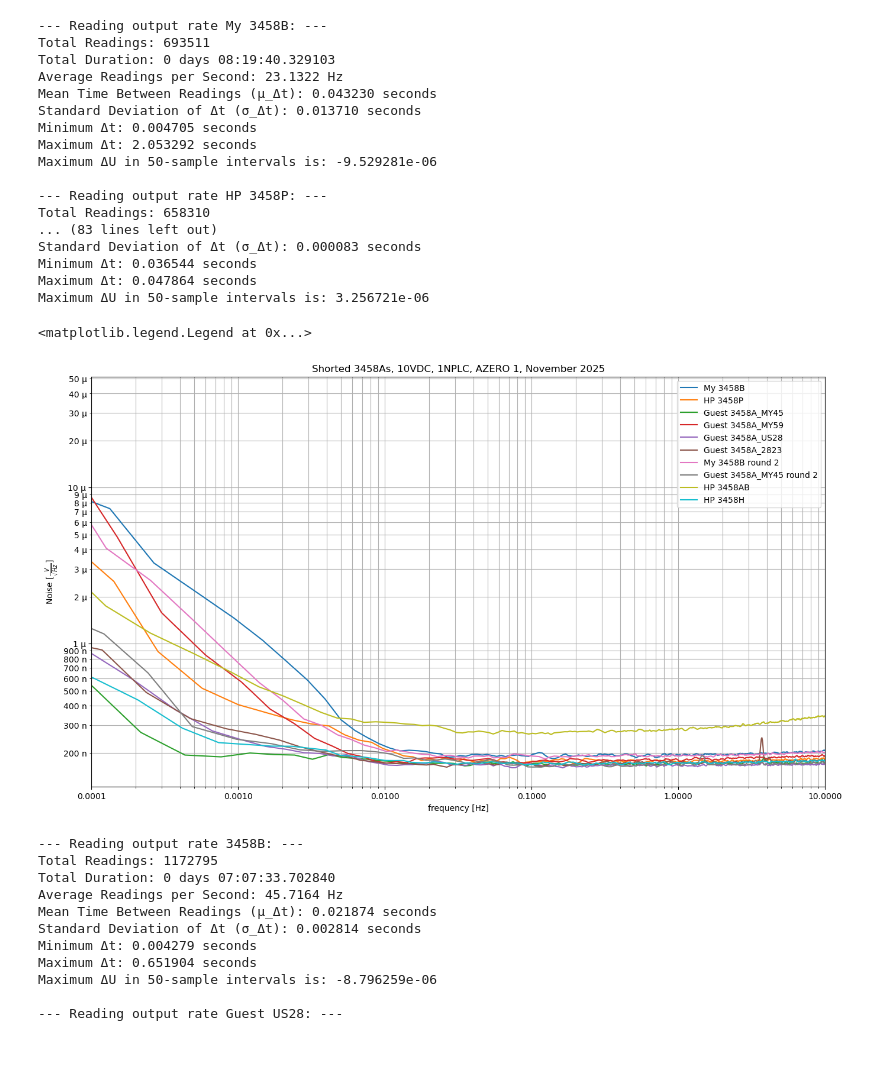
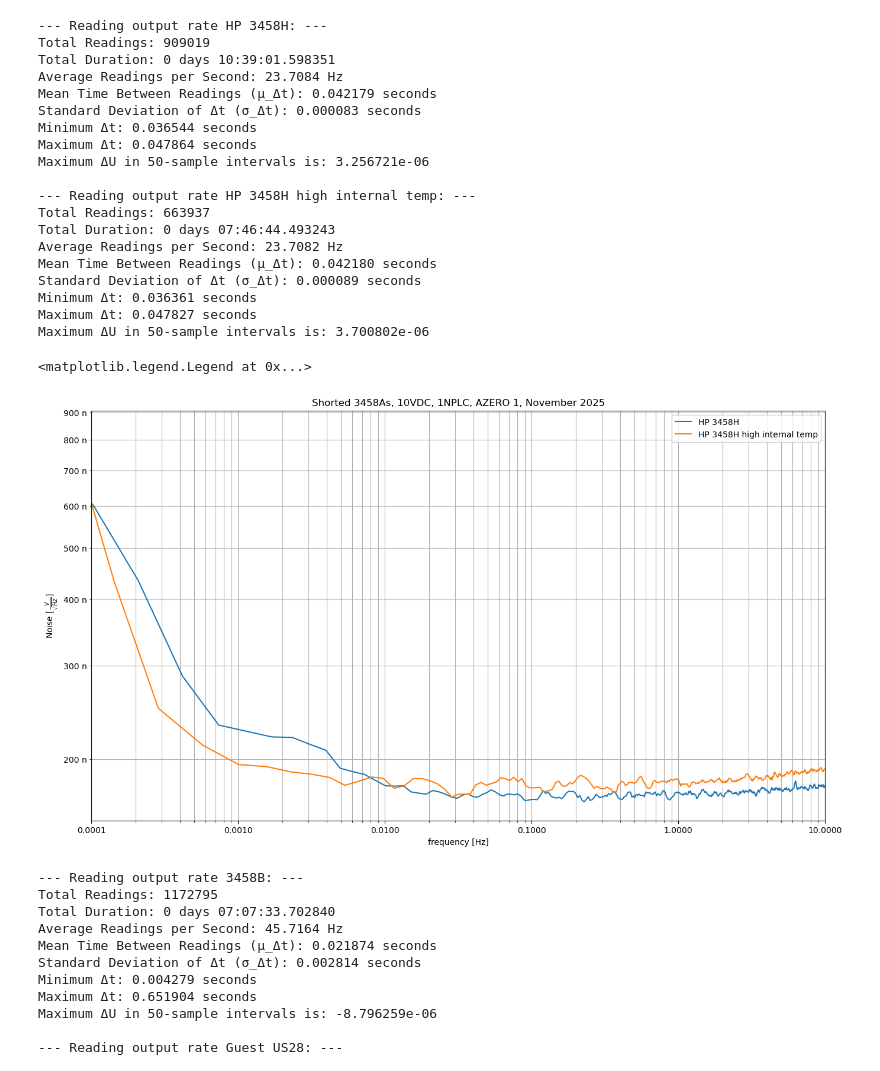
Before and after one commit to marcoreps/3458a, a Jupyter notebook: 3458A_10VDC_shorted_noise.ipynb, the cells around one changed output. Drawn from its saved outputs; the diff is of its cells as text; code cells hidden in the pictures.

```diff
--- a/3458A_10VDC_shorted_noise.ipynb
+++ b/3458A_10VDC_shorted_noise.ipynb
@@ -35,56 +35,59 @@ def process(csv_url, meter_name):
     df['delta_t'] = df['time'].diff().dt.total_seconds()
     delta_t = df['delta_t'].dropna()
     mean_delta_t = delta_t.mean()
     std_delta_t = delta_t.std()
     min_delta_t = delta_t.min()
     max_delta_t = delta_t.max()
     print(f"Mean Time Between Readings (μ_Δt): {mean_delta_t:.6f} seconds")
     print(f"Standard Deviation of Δt (σ_Δt): {std_delta_t:.6f} seconds")
     print(f"Minimum Δt: {min_delta_t:.6f} seconds")
     print(f"Maximum Δt: {max_delta_t:.6f} seconds")
 
     rolling_max = df['voltage_reading'].rolling(window=50).max()
     rolling_min = df['voltage_reading'].rolling(window=50).min()
     print(f"Maximum ΔU in 50-sample intervals is: {rolling_max.max():.6e}")
 
     spectrum = lpsd(df.iloc[:, 1], sample_rate=avg_readings_per_second, n_frequencies=100000, n_averages=300000, window_function=flattop.HFT90D, overlap = flattop.olap_dict["HFT90D"], detrending_order=1)
     plt.plot(spectrum.index, spectrum["asd"], label=meter_name)
 
-process('https://github.com/marcoreps/3458a/raw/refs/heads/main/csv/3458B_short_10V_1NPLC_az_on_20251010-093947.csv', 'My 3458B')
-process('https://github.com/marcoreps/3458a/raw/refs/heads/main/csv/3458P_short_10V_1NPLC_az_on_20251009-135252.csv', 'HP 3458P')
-process('https://github.com/marcoreps/3458a/raw/refs/heads/main/csv/3458A_MY45_short_10V_1NPLC_az_on_20251019-223213.csv', 'Guest 3458A_MY45')
-process('https://github.com/marcoreps/3458a/raw/refs/heads/main/csv/3458A_MY59_short_10V_1NPLC_az_on_20251020-102732.csv', 'Guest 3458A_MY59')
-process('https://github.com/marcoreps/3458a/raw/refs/heads/main/csv/3458A_US28_short_10V_1NPLC_az_on_20251020-204500.csv', 'Guest 3458A_US28')
-process('https://github.com/marcoreps/3458a/raw/refs/heads/main/csv/3458A_2823_short_10V_1NPLC_az_on_20251027-224758.csv', 'Guest 3458A_2823')
-process('https://github.com/marcoreps/3458a/raw/refs/heads/main/csv/3458B_short_10V_1NPLC_az_on_20251028-225722.csv', 'My 3458B round 2')
-process('https://github.com/marcoreps/3458a/raw/refs/heads/main/csv/3458A_MY45_short_10V_1NPLC_az_on_20251029-085900.csv', 'Guest 3458A_MY45 round 2')
-process('https://github.com/marcoreps/3458a/raw/refs/heads/main/csv/3458AB_short_10V_1NPLC_az_on_20251230-085111.csv', 'HP 3458AB')
+#process('https://github.com/marcoreps/3458a/raw/refs/heads/main/csv/3458B_short_10V_1NPLC_az_on_20251010-093947.csv', 'My 3458B')
+#process('https://github.com/marcoreps/3458a/raw/refs/heads/main/csv/3458P_short_10V_1NPLC_az_on_20251009-135252.csv', 'HP 3458P')
+#process('https://github.com/marcoreps/3458a/raw/refs/heads/main/csv/3458A_MY45_short_10V_1NPLC_az_on_20251019-223213.csv', 'Guest 3458A_MY45')
+#process('https://github.com/marcoreps/3458a/raw/refs/heads/main/csv/3458A_MY59_short_10V_1NPLC_az_on_20251020-102732.csv', 'Guest 3458A_MY59')
+#process('https://github.com/marcoreps/3458a/raw/refs/heads/main/csv/3458A_US28_short_10V_1NPLC_az_on_20251020-204500.csv', 'Guest 3458A_US28')
+#process('https://github.com/marcoreps/3458a/raw/refs/heads/main/csv/3458A_2823_short_10V_1NPLC_az_on_20251027-224758.csv', 'Guest 3458A_2823')
+#process('https://github.com/marcoreps/3458a/raw/refs/heads/main/csv/3458B_short_10V_1NPLC_az_on_20251028-225722.csv', 'My 3458B round 2')
+#process('https://github.com/marcoreps/3458a/raw/refs/heads/main/csv/3458A_MY45_short_10V_1NPLC_az_on_20251029-085900.csv', 'Guest 3458A_MY45 round 2')
+#process('https://github.com/marcoreps/3458a/raw/refs/heads/main/csv/3458AB_short_10V_1NPLC_az_on_20251230-085111.csv', 'HP 3458AB')
 process('https://github.com/marcoreps/3458a/raw/refs/heads/main/csv/3458H_short_10V_1NPLC_az_on_20251231-075457.csv', 'HP 3458H')
+process('csv/3458H_short_10V_1NPLC_az_on_hitemp20260108-234236.csv', 'HP 3458H high internal temp')
 
 
 
 
 plt.legend()
 # %% [output]
---- Reading output rate My 3458B: ---
-Total Readings: 693511
-Total Duration: 0 days 08:19:40.329103
-Average Readings per Second: 23.1322 Hz
-Mean Time Between Readings (μ_Δt): 0.043230 seconds
-Standard Deviation of Δt (σ_Δt): 0.013710 seconds
-Minimum Δt: 0.004705 seconds
-Maximum Δt: 2.053292 seconds
-Maximum ΔU in 50-sample intervals is: -9.529281e-06
-
---- Reading output rate HP 3458P: ---
-Total Readings: 658310
-... (83 lines left out)
+--- Reading output rate HP 3458H: ---
+Total Readings: 909019
+Total Duration: 0 days 10:39:01.598351
+Average Readings per Second: 23.7084 Hz
+Mean Time Between Readings (μ_Δt): 0.042179 seconds
 Standard Deviation of Δt (σ_Δt): 0.000083 seconds
 Minimum Δt: 0.036544 seconds
 Maximum Δt: 0.047864 seconds
 Maximum ΔU in 50-sample intervals is: 3.256721e-06
+
+--- Reading output rate HP 3458H high internal temp: ---
+Total Readings: 663937
+Total Duration: 0 days 07:46:44.493243
+Average Readings per Second: 23.7082 Hz
+Mean Time Between Readings (μ_Δt): 0.042180 seconds
+Standard Deviation of Δt (σ_Δt): 0.000089 seconds
+Minimum Δt: 0.036361 seconds
+Maximum Δt: 0.047827 seconds
+Maximum ΔU in 50-sample intervals is: 3.700802e-06
 <matplotlib.legend.Legend at 0x...>
-[figure, old version]
+[figure, new version]
 # %%
 import pandas as pd
 from lpsd import lpsd, flattop # https://gitlab.com/uhh-gwd/lpsd
```
Also changed, not shown: 4 other files.
